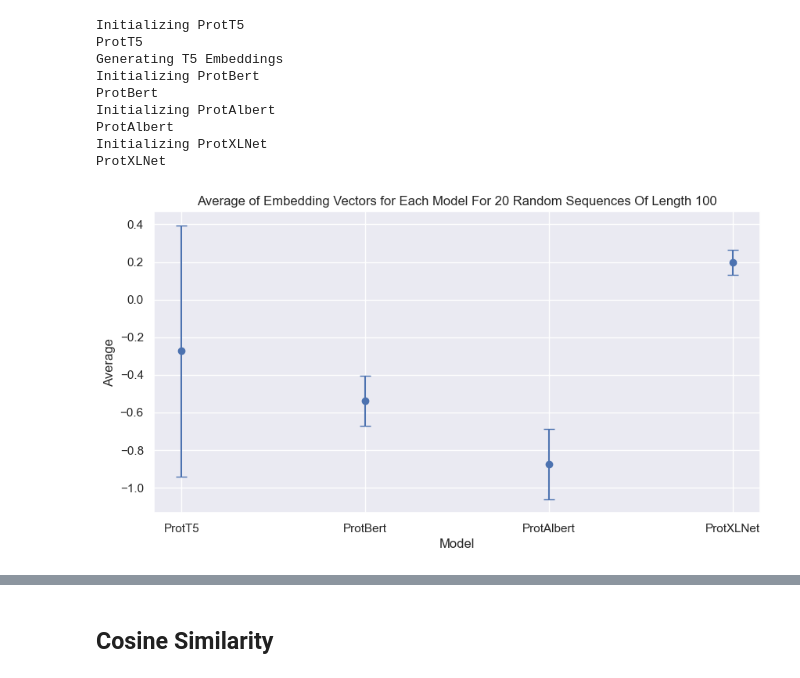
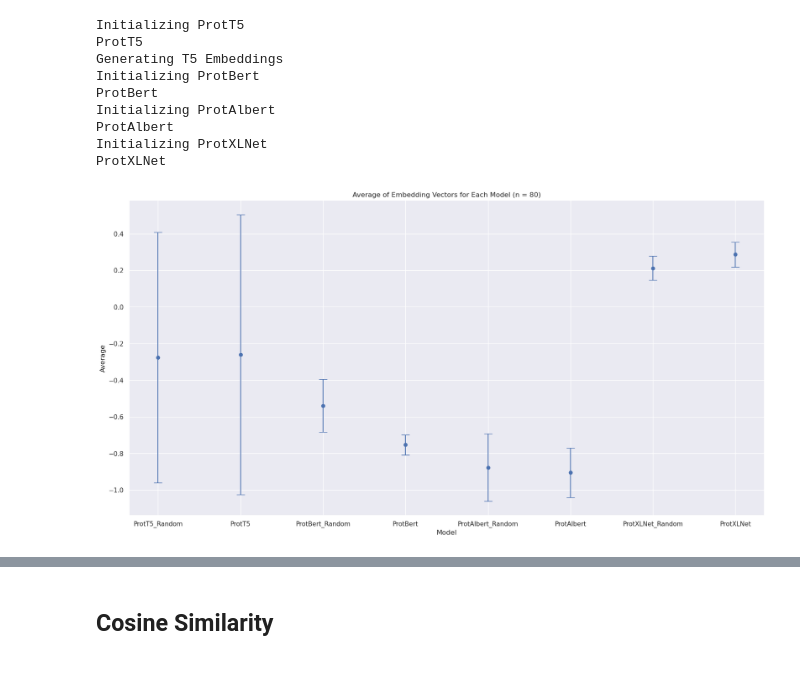
Before and after one commit to rgavigan/e-score, a Jupyter notebook: src/e-score.ipynb, the cells around one changed output, grey strips where cells are left out. Cells and saved outputs as stored; diff of their text form; code cells hidden in the pictures.

```diff
--- a/src/e-score.ipynb
+++ b/src/e-score.ipynb
@@ -807,27 +779,27 @@ def create_random_fasta_file():
 create_random_fasta_file()
 # %%
 # Get the average and standard deviation for each embedding generated by each model type and visualize the differences
-avg_map_random = {model: 0 for model in MODELS_LIST}
-std_map_random = {model: 0 for model in MODELS_LIST}
+avg_map_random = {model + "_Random": 0 for model in MODELS_LIST}
+std_map_random = {model + "_Random": 0 for model in MODELS_LIST}
 
 for model_name in MODELS_LIST:
     model, tokenizer = get_model(model_name)
     embeddings = get_fasta_embeddings("random_amino_acids.fasta", model, tokenizer, model_name)
     for i in range(len(embeddings)):
-        avg_map_random[model_name] += np.mean(embeddings[i], axis=0)
-        std_map_random[model_name] += np.std(embeddings[i], axis=0)
-    avg_map_random[model_name] /= len(embeddings)
-    std_map_random[model_name] /= len(embeddings)
+        avg_map_random[model_name + "_Random"] += np.mean(embeddings[i], axis=0)
+        std_map_random[model_name + "_Random"] += np.std(embeddings[i], axis=0)
+    avg_map_random[model_name + "_Random"] /= len(embeddings)
+    std_map_random[model_name + "_Random"] /= len(embeddings)
 
 # Convert the length of the arrays in avg_map_random and std_map_random to 1000; scaling every array down to 1000 based on the length of the array
 for model_name in MODELS_LIST:
-    avg_map_random[model_name] = np.interp(np.linspace(0, 1, 1000), np.linspace(0, 1, len(avg_map_random[model_name])), avg_map_random[model_name])
-    std_map_random[model_name] = np.interp(np.linspace(0, 1, 1000), np.linspace(0, 1, len(std_map_random[model_name])), std_map_random[model_name])
+    avg_map_random[model_name + "_Random"] = np.interp(np.linspace(0, 1, 1000), np.linspace(0, 1, len(avg_map_random[model_name + "_Random"])), avg_map_random[model_name + "_Random"])
+    std_map_random[model_name + "_Random"] = np.interp(np.linspace(0, 1, 1000), np.linspace(0, 1, len(std_map_random[model_name + "_Random"])), std_map_random[model_name + "_Random"])
 
 # Scale avg_map_random values between -1..1 and scale std_map_random between 0..1
 for model_name in MODELS_LIST:
-    avg_map_random[model_name] = 2 * (avg_map_random[model_name] - np.min(avg_map_random[model_name])) / (np.max(avg_map_random[model_name]) - np.min(avg_map_random[model_name])) - 1
-    std_map_random[model_name] = (std_map_random[model_name] - np.min(std_map_random[model_name])) / (np.max(std_map_random[model_name]) - np.min(std_map_random[model_name]))
+    avg_map_random[model_name + "_Random"] = 2 * (avg_map_random[model_name + "_Random"] - np.min(avg_map_random[model_name + "_Random"])) / (np.max(avg_map_random[model_name + "_Random"]) - np.min(avg_map_random[model_name + "_Random"])) - 1
+    std_map_random[model_name + "_Random"] = (std_map_random[model_name + "_Random"] - np.min(std_map_random[model_name + "_Random"])) / (np.max(std_map_random[model_name + "_Random"]) - np.min(std_map_random[model_name + "_Random"]))
 # %% [output]
 Initializing ProtT5
 ProtT5
@@ -841,28 +834,24 @@ ProtXLNet
 # %%
-total_average_random = {
-    "ProtT5": 0,
-    "ProtBert": 0,
-    "ProtAlbert": 0,
-    "ProtXLNet": 0
-}
+# Visualize the average and standard deviation for all the models together in one plot (total_average_random and total_std_random)
 
-total_std_random = {
-    "ProtT5": 0,
-    "ProtBert": 0,
-    "ProtAlbert": 0,
-    "ProtXLNet": 0
-}
+# Shuffle around keys: ProtT5, ProtT5_Random, ProtBert, ProtBert_Random, ProtAlbert, ProtAlbert_Random, ProtXLNet, ProtXLNet_Random
+joined_avg_shuffled = {}
+joined_std_shuffled = {}
 
-for model_name in MODELS_LIST:
-    total_average_random[model_name] = np.mean(avg_map_random[model_name])
-    total_std_random[model_name] = np.mean(std_map_random[model_name])
+for i in range(4):
+    for model_name in MODELS_LIST:
+        joined_avg_shuffled[model_name + "_Random"] = joined_avg[model_name + "_Random"]
+        joined_std_shuffled[model_name + "_Random"] = joined_std[model_name + "_Random"]
 
-# Visualize the average and standard deviation for all the models together in one plot (total_average_random and total_std_random)
-plt.figure(figsize=(10, 5))
-plt.errorbar(total_average_random.keys(), total_average_random.values(), yerr=list(total_std_random.values()), fmt='o', capsize=5)
+        joined_avg_shuffled[model_name] = joined_avg[model_name]
+        joined_std_shuffled[model_name] = joined_std[model_name]
+
+
+plt.figure(figsize=(20, 10))
+plt.errorbar(joined_avg_shuffled.keys(), joined_avg_shuffled.values(), yerr=list(joined_std_shuffled.values()), fmt='o', capsize=7)
 plt.xlabel('Model')
 plt.ylabel('Average')
-plt.title('Average of Embedding Vectors for Each Model For 20 Random Sequences Of Length 100')
+plt.title('Average of Embedding Vectors for Each Model (n = 80)')
 plt.show()
 # %% [output]
-[figure, old version]
+[figure, new version]
```
Also changed, not shown: parts of 29 cells of this notebook, 19 other files.
